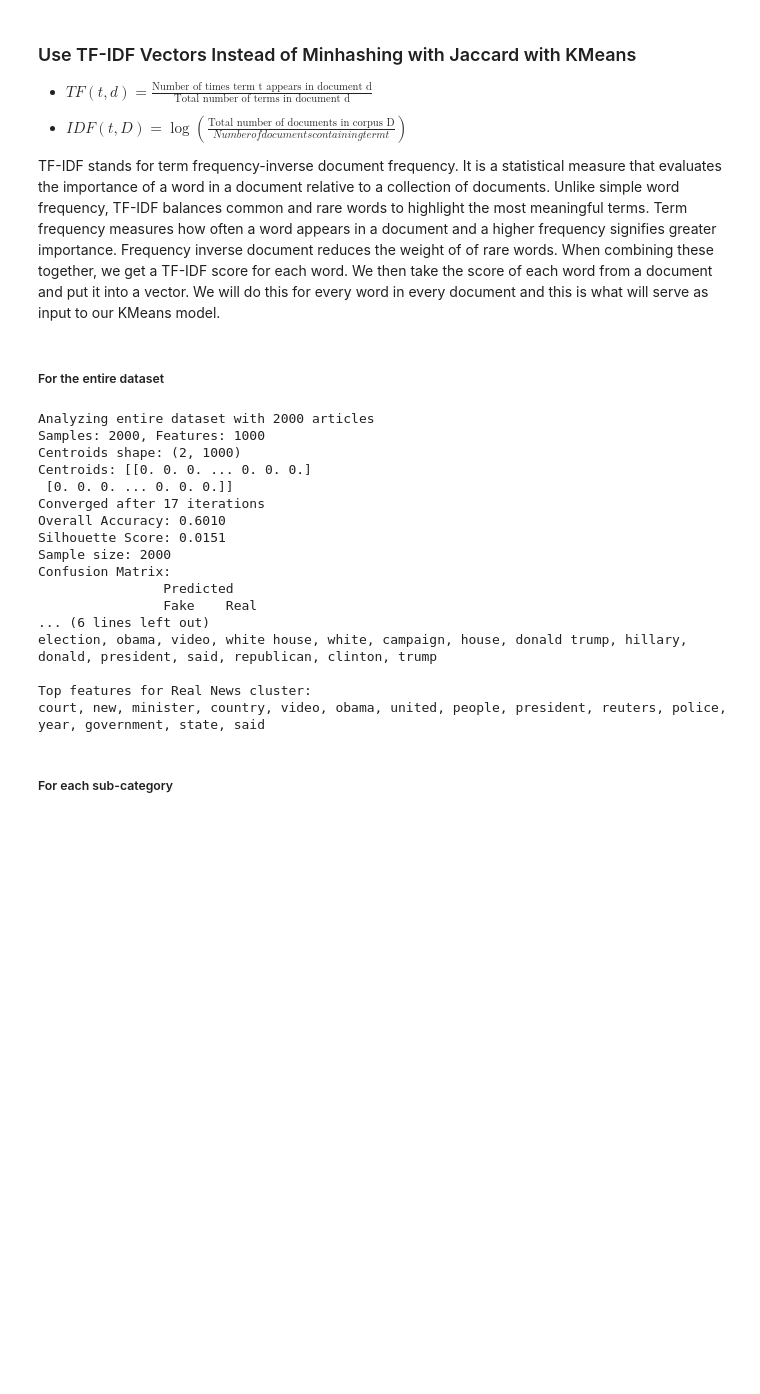
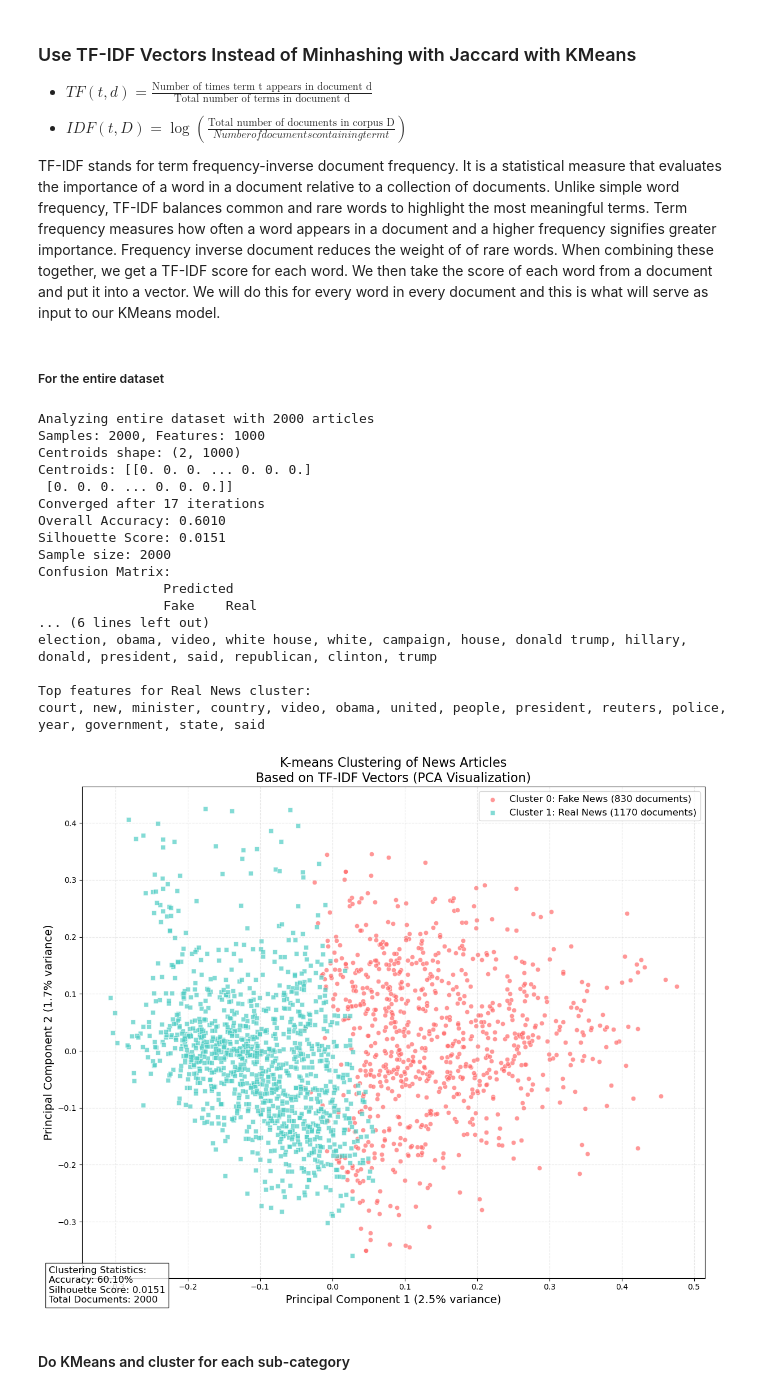
Before and after one commit to JohnDanekind/Fake-News-Unsupervised, a Jupyter notebook: src/project.ipynb, the cells around one changed output. Saved outputs shown, nothing was run; the diff lists cells and outputs as text; code cells hidden in the pictures; blank space fills up the shorter version.

Commit message:
Notebook and plots needed for report

```diff
--- a/src/project.ipynb
+++ b/src/project.ipynb
@@ -720,8 +744,77 @@ election, obama, video, white house, white, campaign, house, donald trump, hilla
 
 Top features for Real News cluster:
 court, new, minister, country, video, obama, united, people, president, reuters, police, year, government, state, said
+# %%
+
+# Create a plot showing the clusters
+# Apply PCA for visualization (2 components)
+pca = PCA(n_components=2, random_state=42)
+X_pca = pca.fit_transform(X)
+
+# Create cluster assignments dictionary
+cluster_assignments = {}
+
+# Assign labels based on cluster
+for i in range(k):
+    if i == fake_cluster:
+        cluster_assignments[i] = 'Fake News'
+    else:
+        cluster_assignments[i] = 'Real News'
+
+# Plot with clear labels
+plt.figure(figsize=(12, 10))
+
+# Define colors and markers
+colors = ["#FF6B6B", "#4ECDC4"]  # Red will represent fake news and  teal will represent real news
+markers = ["o", "s"]  # Circle for fake, square for real
+
+# Plot each cluster with meaningful labels
+for i in range(k):
+    cluster_points = X_pca[clusters == i] # Get points in this cluster
+    # Plot points in this cluster
+    plt.scatter(
+        cluster_points[:, 0],
+        cluster_points[:, 1],
+        color=colors[0] if cluster_assignments[i] == "Fake News" else colors[1],
+        marker=markers[0] if cluster_assignments[i] == "Fake News" else markers[1],
+        label=f"Cluster {i}: {cluster_assignments[i]} ({len(cluster_points)} documents)",
+        alpha=0.7,
+        edgecolor="w",
+        linewidth=0.5,
+    )
+
+# Add title and labels
+plt.title(
+    "K-means Clustering of News Articles\nBased on TF-IDF Vectors (PCA Visualization)",
+    fontsize=16,
+)
+plt.xlabel(
+    f"Principal Component 1 ({pca.explained_variance_ratio_[0]:.1%} variance)",
+    fontsize=14,
+)
+plt.ylabel(
+    f"Principal Component 2 ({pca.explained_variance_ratio_[1]:.1%} variance)",
+    fontsize=14,
+)
+plt.legend(fontsize=12, loc="best")
+plt.grid(True, linestyle="--", alpha=0.3)
+
+# Add stats in textbox
+stats_text = f"Clustering Statistics:\n"
+stats_text += f"Accuracy: {accuracy:.2%}\n"
+stats_text += f"Silhouette Score: {sil_score:.4f}\n"
+stats_text += f"Total Documents: {len(df_all)}"
+plt.figtext(
+    0.02, 0.02, stats_text, fontsize=12, bbox=dict(facecolor="white", alpha=0.8)
+)
+
+plt.tight_layout()
+plt.savefig('tfidf_kmeans_clusters.png')  # Save the figure
+plt.show()
+# %% [output]
+[figure, added]
 # %% [markdown]
-##### For each sub-category
+#### Do KMeans and cluster for each sub-category
 # %%
 from sklearn.metrics import accuracy_score, confusion_matrix, silhouette_score
 
```
Also changed, not shown: parts of 25 cells of this notebook, 7 other files.
